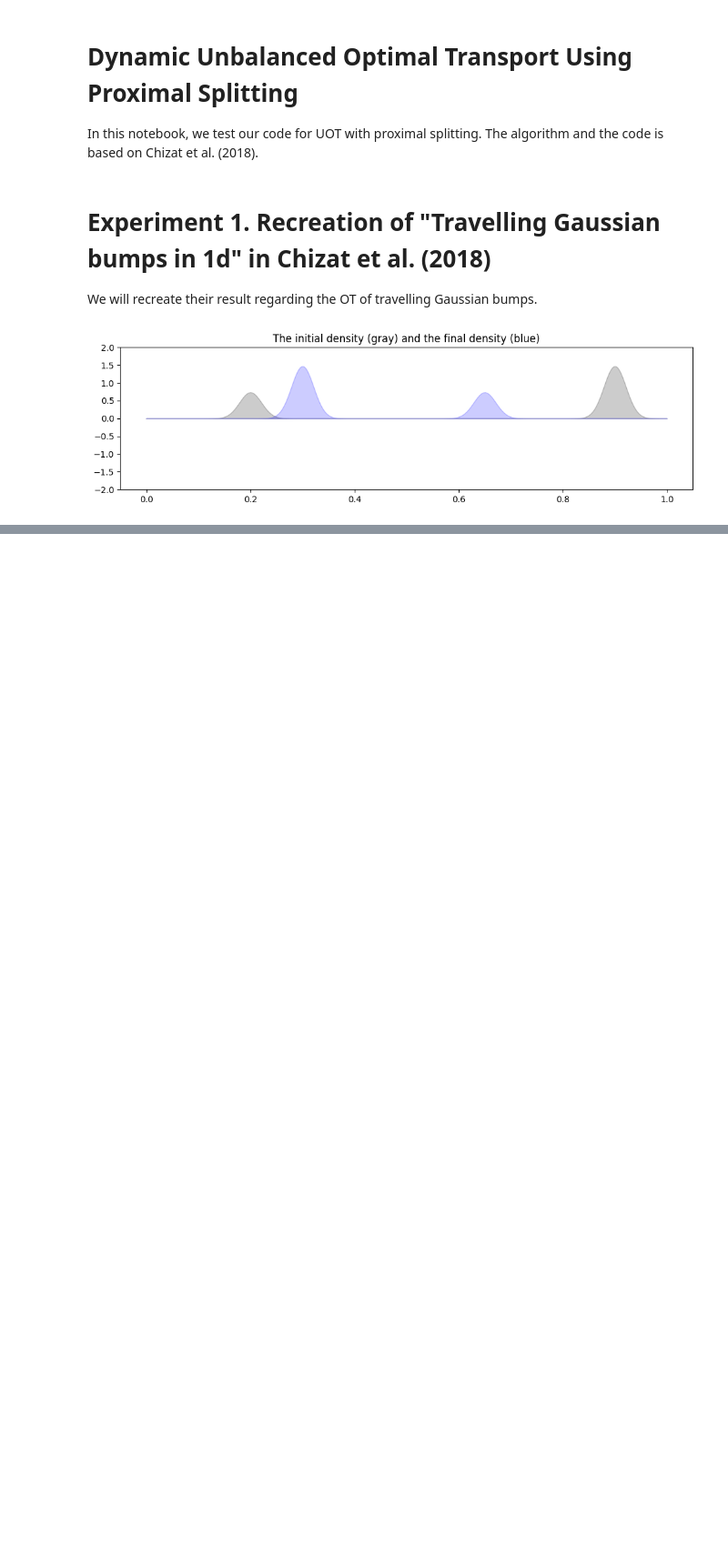
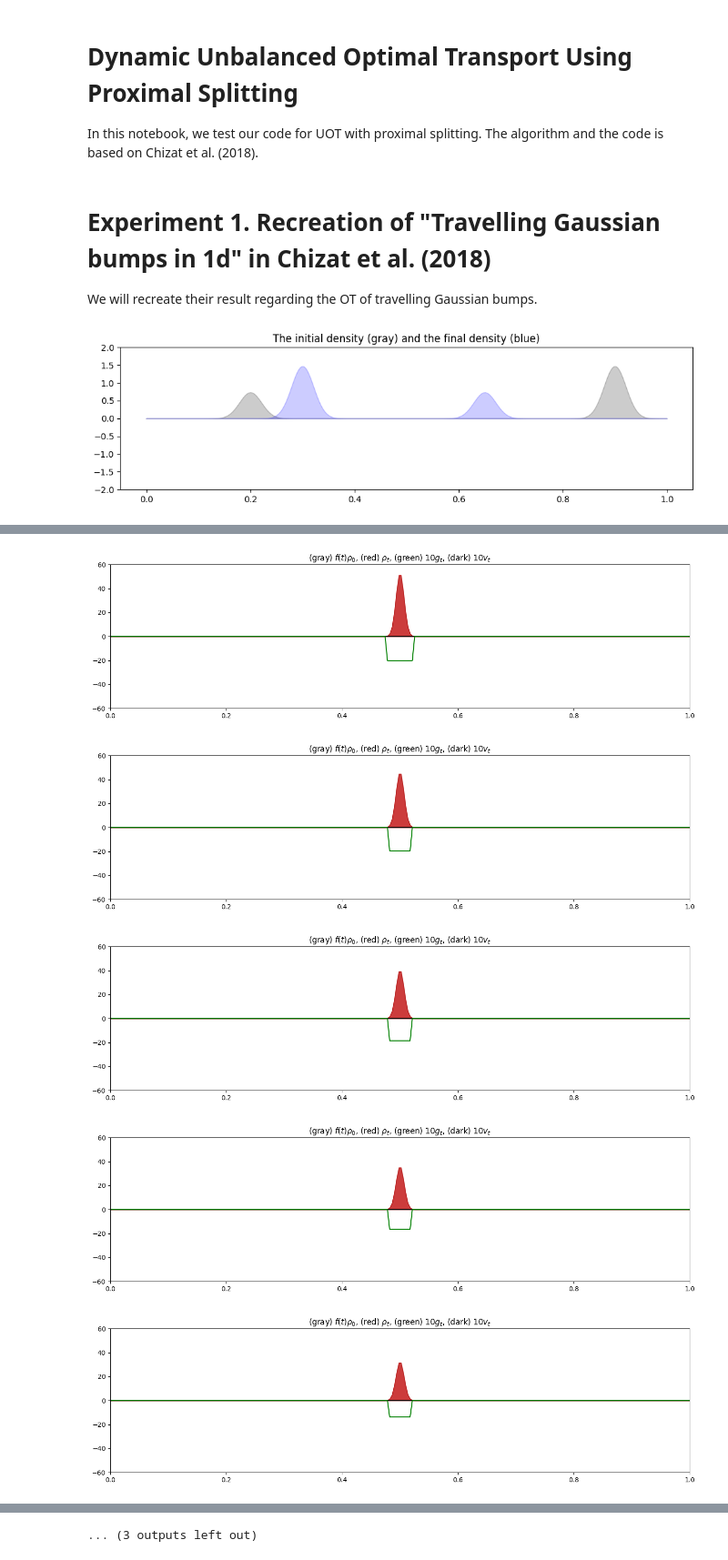
Before and after one commit to mao1756/pdot, a Jupyter notebook: exploratory/wfr_proximal_test.ipynb, the cells around one changed output, grey strips where cells are left out. Shown at 91% size. Drawn from its saved outputs; the diff is of its cells as text; code cells hidden in the pictures; blank space fills up the shorter version.

```diff
--- a/exploratory/wfr_proximal_test.ipynb
+++ b/exploratory/wfr_proximal_test.ipynb
@@ -95,0 +138,19 @@ plt.show()
+# %%
+v,g = speed_and_growth(x.V)
+for t in range(0, T):
+    plt.figure(figsize=(16, 4))
+    #plt.fill_between(X, rho_0, color="k", alpha=0.2)
+    #plt.fill_between(X, rho_1, color="b", alpha=0.2)
+    plt.fill_between(X, x.V.D[0][t], color="r", alpha=0.7)  # Adjust index for 0-based Python
+    plt.fill_between(X, rho_0*(2*((t+0.5)/T-0.5)**2+0.5), color="k", alpha=0.2)
+    plt.plot(X, 10*v[0][t, :], "k")
+    plt.plot(X, 10*g[t, :], "g")  # Adjust index for 0-based Python
+    plt.title("(gray) $f(t)\\rho_0$, (red) $\\rho_t$, (green) $10g_t$, (dark) $10v_t$")
+    plt.axis([0, 1, -60, 60])
+    plt.show()
+# %% [output]
+[figure, added]
+[figure, added]
+[figure, added]
+[figure, added]
+[figure, added]
@@ -95,0 +164 @@ plt.show()
+... (3 outputs left out)
```
Also changed, not shown: parts of 8 cells of this notebook, 3 other files.
